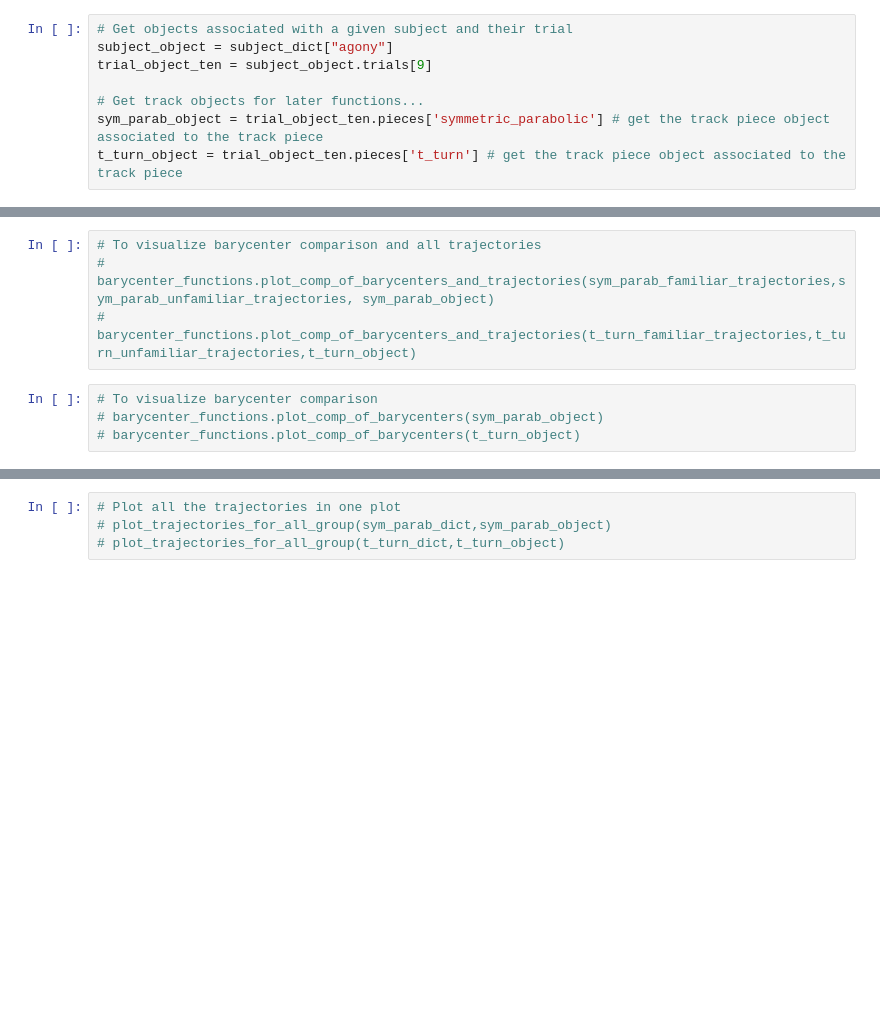
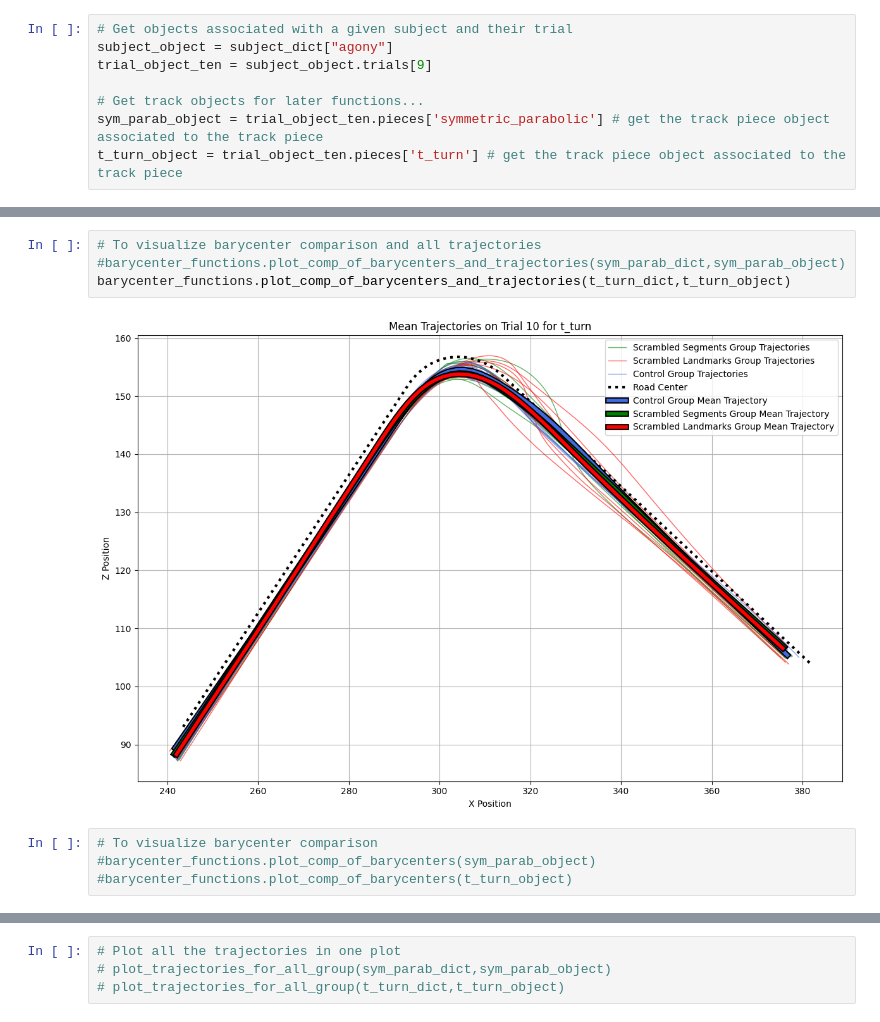
Before and after one commit to GraceRoessling/driving_exp_1_analyses, a Jupyter notebook: experiment_analyses/jupyter_notebooks/barycenter_fog_segment_analysis.ipynb, the cells around one changed output, grey strips where cells are left out. Drawn from its saved outputs; the diff is of its cells as text; blank space fills up the shorter version.

```diff
--- a/experiment_analyses/jupyter_notebooks/barycenter_fog_segment_analysis.ipynb
+++ b/experiment_analyses/jupyter_notebooks/barycenter_fog_segment_analysis.ipynb
@@ -59,8 +43,10 @@ t_turn_object = trial_object_ten.pieces['t_turn'] # get the track piece object a
 # %%
 # To visualize barycenter comparison and all trajectories
-# barycenter_functions.plot_comp_of_barycenters_and_trajectories(sym_parab_familiar_trajectories,sym_parab_unfamiliar_trajectories, sym_parab_object)
-# barycenter_functions.plot_comp_of_barycenters_and_trajectories(t_turn_familiar_trajectories,t_turn_unfamiliar_trajectories,t_turn_object)
+#barycenter_functions.plot_comp_of_barycenters_and_trajectories(sym_parab_dict,sym_parab_object)
+barycenter_functions.plot_comp_of_barycenters_and_trajectories(t_turn_dict,t_turn_object)
+# %% [output]
+[figure, added]
 # %%
 # To visualize barycenter comparison
-# barycenter_functions.plot_comp_of_barycenters(sym_parab_object)
-# barycenter_functions.plot_comp_of_barycenters(t_turn_object)
+#barycenter_functions.plot_comp_of_barycenters(sym_parab_object)
+#barycenter_functions.plot_comp_of_barycenters(t_turn_object)
```
Also changed, not shown: parts of 2 cells of this notebook, 2 other files.
